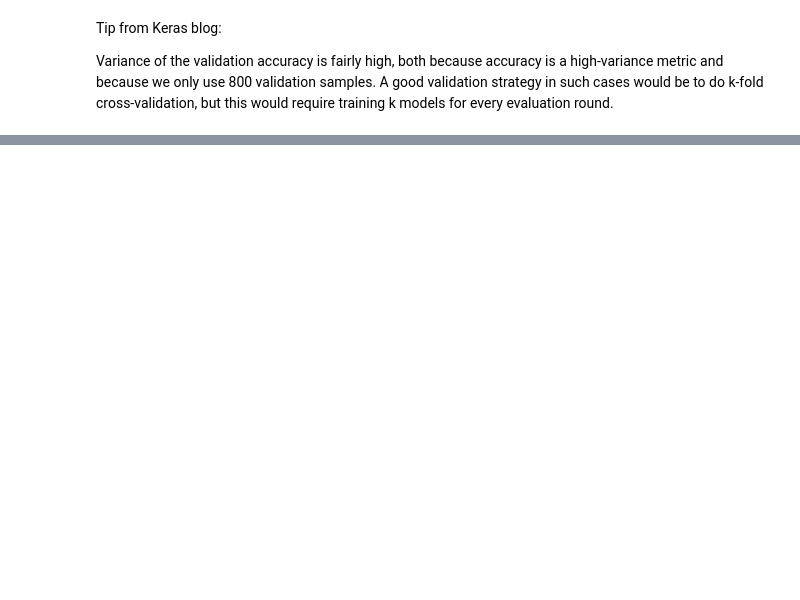
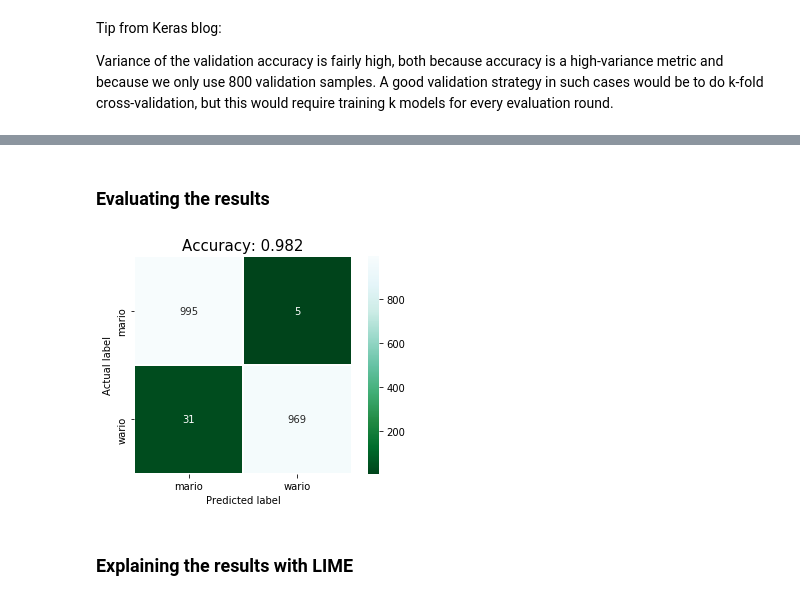
Before and after one commit to erykml/mario_vs_wario, a Jupyter notebook: mario_vs_wario.ipynb, the cells around one changed output, grey strips where cells are left out. Cells and saved outputs as stored; diff of their text form; code cells hidden in the pictures; blank space fills up the shorter version.

```diff
--- a/mario_vs_wario.ipynb
+++ b/mario_vs_wario.ipynb
@@ -489,5 +401,0 @@ y = list()
-# %%
-%%time
-for i in range(len(files)):
-    X.iloc[i, :] = img_to_1d_greyscale('logistic_regression_data/' + files[i], size) / 255
-    y.append(0 if 'mario' in files[i] else 1)
@@ -576,0 +406,38 @@ for plotIndex, badIndex in enumerate(classifiedIndexes[0:5]):
+# %%
+# load the model
+cnn_classifier = keras.models.load_model('mario_vs_wario_model.h5')
+# %% [markdown]
+### Evaluating the results
+# %%
+#preparing data for predictions
+
+size = (64, 64)
+X_eval = list()
+y_eval = list()
+
+# mario part
+files = os.listdir('test_set/mario')
+files.sort()
+
+for i in range(0, len(files) - 1):
+    X_eval.append(transform_image('test_set/mario/' + files[i + 1], size))
+    y_eval.append(0)
+
+# wario part
+files = os.listdir('test_set/wario')
+files.sort()
+
+for i in range(0, len(files) - 1):
+    X_eval.append(transform_image('test_set/wario/' + files[i + 1], size))
+    y_eval.append(1)
+
+# stacking the arrays
+X_eval = np.vstack(X_eval)
+# %%
+cnn_pred = cnn_classifier.predict_classes(X_eval, batch_size = 32)
+# %%
+pretty_cm(cnn_pred, y_eval, ['mario', 'wario'])
+# %% [output]
+[figure, added]
+# %% [markdown]
+### Explaining the results with LIME
```
Also changed, not shown: parts of 98 cells of this notebook, 4 other files.
